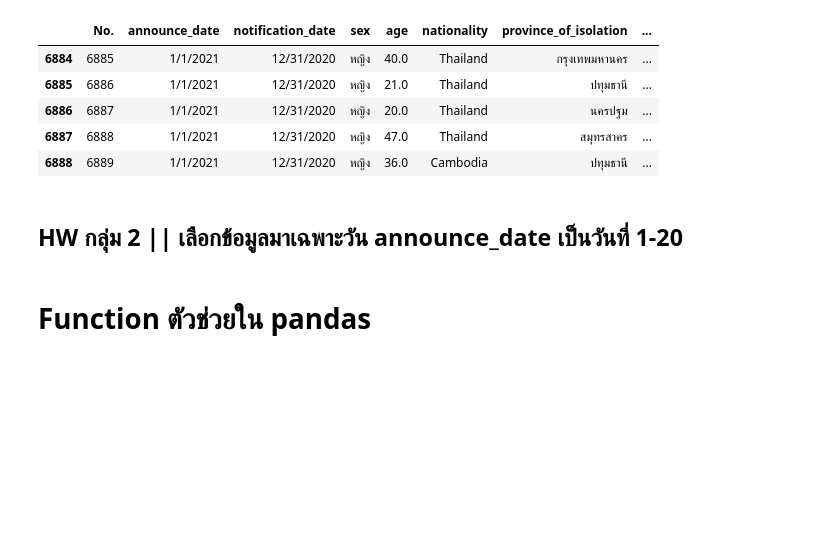
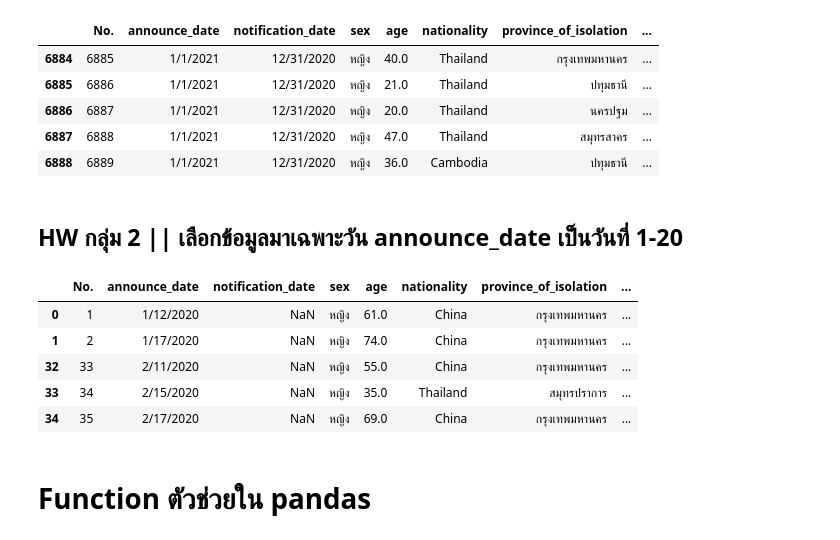
Before and after one commit to Jiraporn-klobrat/data_viz_2022, a Jupyter notebook: Pandas101.ipynb, the cells around one changed output. Cells and saved outputs as stored; diff of their text form; code cells hidden in the pictures; blank space fills up the shorter version.

```diff
--- a/Pandas101.ipynb
+++ b/Pandas101.ipynb
@@ -906,6 +1008,22 @@ data_covid[TF].head()
 | 6888 | 6889 | 1/1/2021 | 12/31/2020 | หญิง | 36.0 | Cambodia | ปทุมธานี | ... |
 # %% [markdown]
 ## HW กลุ่ม 2 || เลือกข้อมูลมาเฉพาะวัน announce_date เป็นวันที่ 1-20
+# %%
+HW2=list()
+for each_row in data_covid.iterrows():
+    if each_row[1]['announce_date'].split('/')[1] <= '20':
+        HW2.append(True)
+    else:
+        HW2.append(False)
+
+data_covid[HW2].head()
+# %% [output]
+|  | No. | announce_date | notification_date | sex | age | nationality | province_of_isolation | ... |
+| 0 | 1 | 1/12/2020 | NaN | หญิง | 61.0 | China | กรุงเทพมหานคร | ... |
+| 1 | 2 | 1/17/2020 | NaN | หญิง | 74.0 | China | กรุงเทพมหานคร | ... |
+| 32 | 33 | 2/11/2020 | NaN | หญิง | 55.0 | China | กรุงเทพมหานคร | ... |
+| 33 | 34 | 2/15/2020 | NaN | หญิง | 35.0 | Thailand | สมุทรปราการ | ... |
+| 34 | 35 | 2/17/2020 | NaN | หญิง | 69.0 | China | กรุงเทพมหานคร | ... |
 # %% [markdown]
 # Function ตัวช่วยใน pandas
 # %% [markdown]
```
Also changed, not shown: parts of 10 cells of this notebook.
